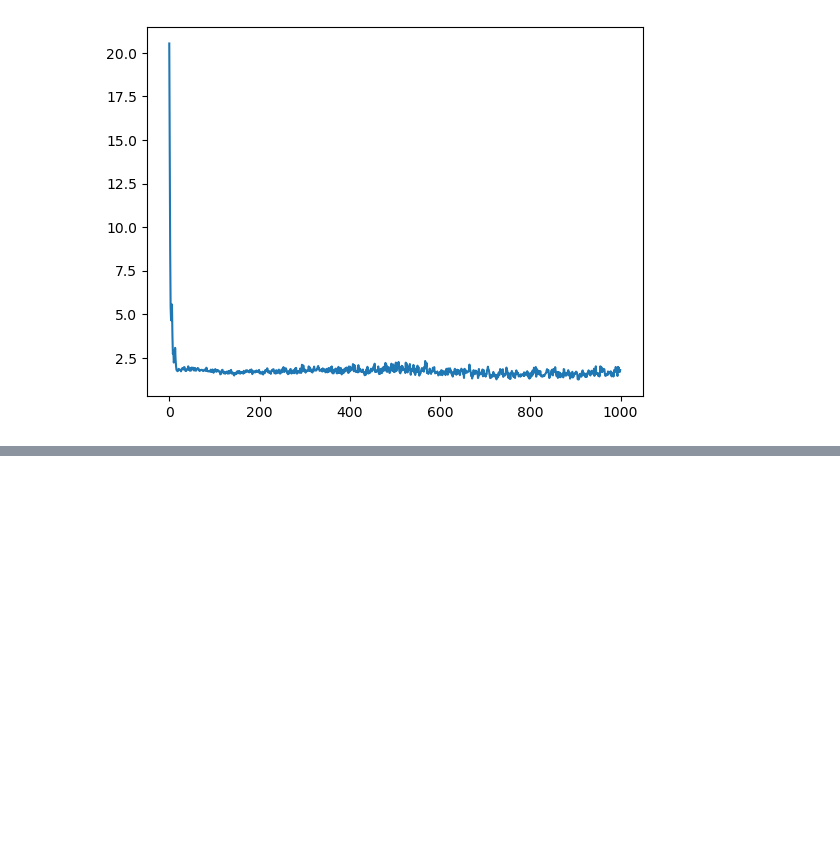
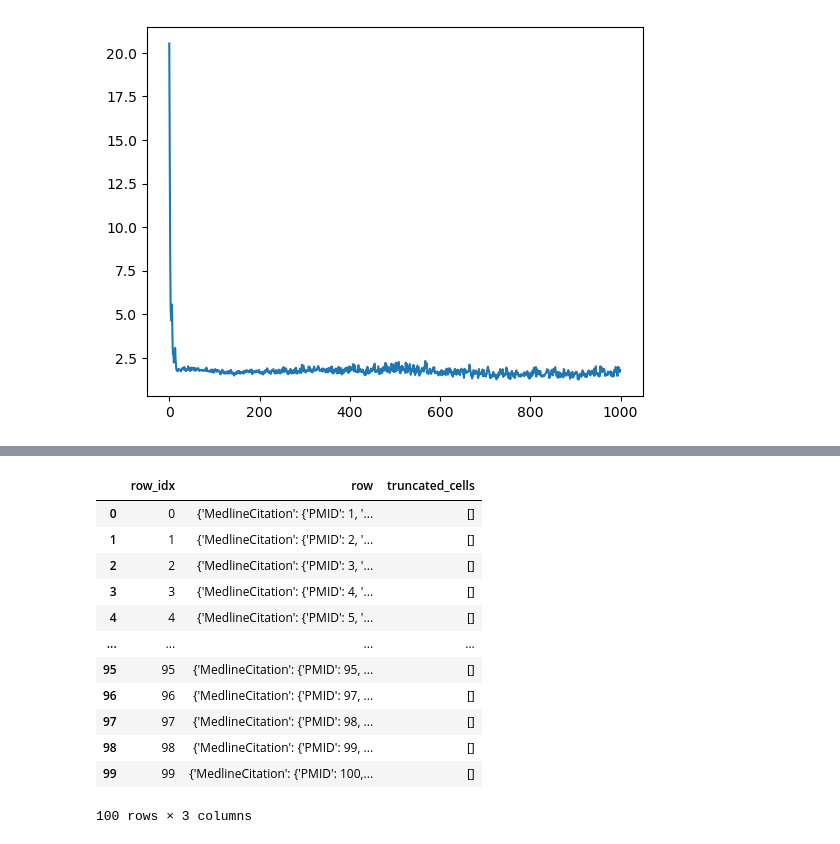
Before and after one commit to armozhdehi/Meta-GCN, a Jupyter notebook: main.ipynb, the cells around one changed output, grey strips where cells are left out. Cells and saved outputs as stored; diff of their text form; code cells hidden in the pictures; blank space fills up the shorter version.

Commit message:
add pubmed dataset

```diff
--- a/main.ipynb
+++ b/main.ipynb
@@ -813,0 +816,23 @@ ax.legend(bbox_to_anchor=(1.05, 1), loc=2, borderaxespad=0.0)
+# %%
+import json
+
+# Opening JSON file
+f = open('./data/dataset_pubmed.json')
+data = json.load(f)
+
+df = pd.DataFrame(data['rows'])
+df
+# %% [output]
+|  | row_idx | row | truncated_cells |
+| 0 | 0 | {'MedlineCitation': {'PMID': 1, '... | [] |
+| 1 | 1 | {'MedlineCitation': {'PMID': 2, '... | [] |
+| 2 | 2 | {'MedlineCitation': {'PMID': 3, '... | [] |
+| 3 | 3 | {'MedlineCitation': {'PMID': 4, '... | [] |
+| 4 | 4 | {'MedlineCitation': {'PMID': 5, '... | [] |
+| ... | ... | ... | ... |
+| 95 | 95 | {'MedlineCitation': {'PMID': 95, ... | [] |
+| 96 | 96 | {'MedlineCitation': {'PMID': 97, ... | [] |
+| 97 | 97 | {'MedlineCitation': {'PMID': 98, ... | [] |
+| 98 | 98 | {'MedlineCitation': {'PMID': 99, ... | [] |
+| 99 | 99 | {'MedlineCitation': {'PMID': 100,... | [] |
+100 rows × 3 columns
```
Also changed, not shown: parts of 3 cells of this notebook, 2 other files.
